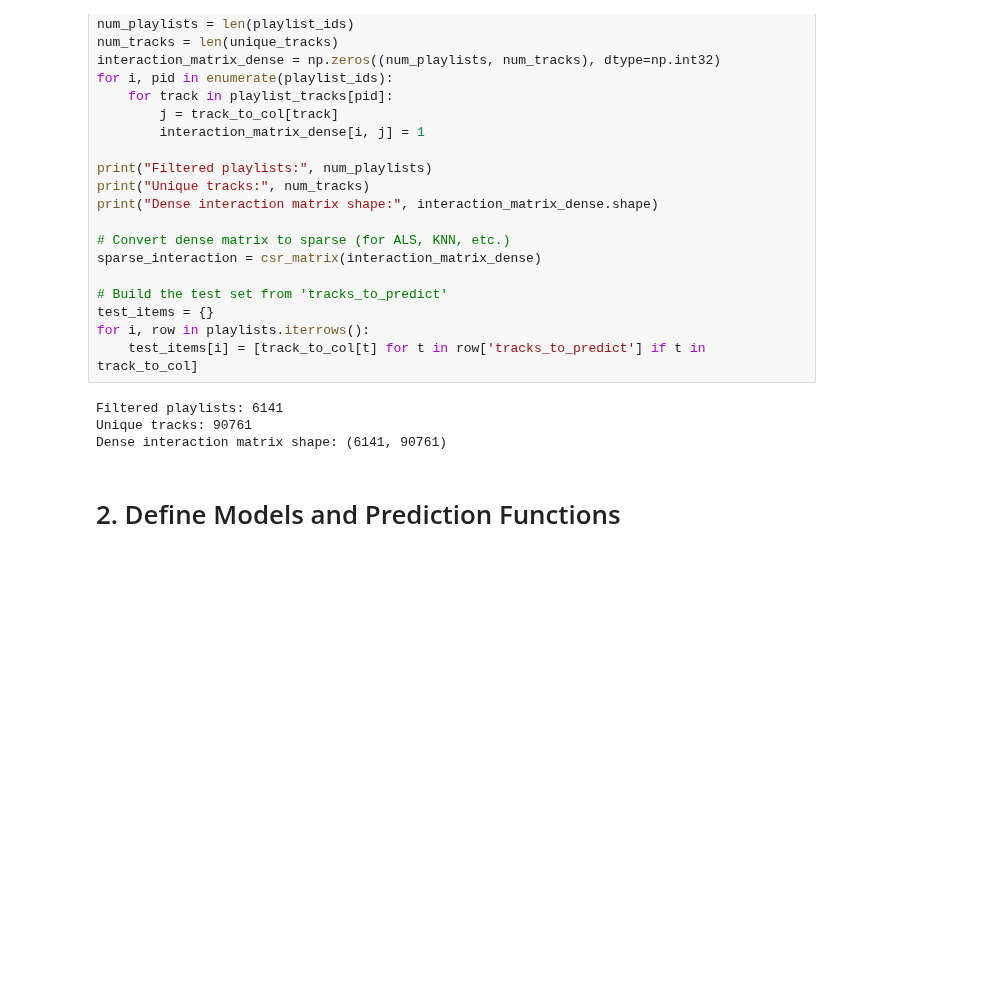
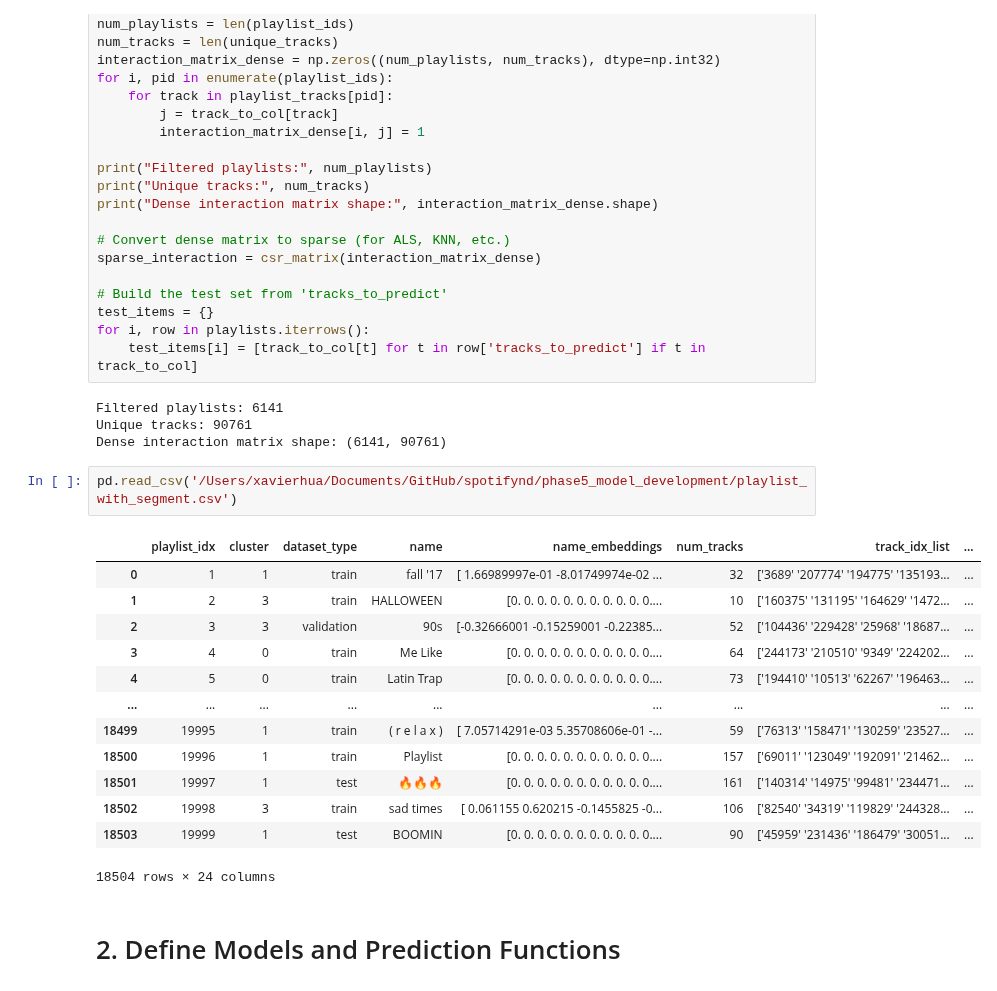
Before and after one commit to ouch528/Spotifynd, a Jupyter notebook: phase5_model_development/(Xav)model_development.ipynb, the cells around one changed output. Drawn from its saved outputs; the diff is of its cells as text; blank space fills up the shorter version.

Commit message:
DNN SVD and Hybrid Model Development

```diff
--- a/phase5_model_development/(Xav)model_development.ipynb
+++ b/phase5_model_development/(Xav)model_development.ipynb
@@ -68,6 +68,22 @@ for i, row in playlists.iterrows():
 Filtered playlists: 6141
 Unique tracks: 90761
 Dense interaction matrix shape: (6141, 90761)
+# %%
+pd.read_csv('/Users/xavierhua/Documents/GitHub/spotifynd/phase5_model_development/playlist_with_segment.csv')
+# %% [output]
+|  | playlist_idx | cluster | dataset_type | name | name_embeddings | num_tracks | track_idx_list | ... |
+| 0 | 1 | 1 | train | fall '17 | [ 1.66989997e-01 -8.01749974e-02 ... | 32 | ['3689' '207774' '194775' '135193... | ... |
+| 1 | 2 | 3 | train | HALLOWEEN | [0. 0. 0. 0. 0. 0. 0. 0. 0. 0. 0.... | 10 | ['160375' '131195' '164629' '1472... | ... |
+| 2 | 3 | 3 | validation | 90s | [-0.32666001 -0.15259001 -0.22385... | 52 | ['104436' '229428' '25968' '18687... | ... |
+| 3 | 4 | 0 | train | Me Like | [0. 0. 0. 0. 0. 0. 0. 0. 0. 0. 0.... | 64 | ['244173' '210510' '9349' '224202... | ... |
+| 4 | 5 | 0 | train | Latin Trap | [0. 0. 0. 0. 0. 0. 0. 0. 0. 0. 0.... | 73 | ['194410' '10513' '62267' '196463... | ... |
+| ... | ... | ... | ... | ... | ... | ... | ... | ... |
+| 18499 | 19995 | 1 | train | ( r e l a x ) | [ 7.05714291e-03 5.35708606e-01 -... | 59 | ['76313' '158471' '130259' '23527... | ... |
+| 18500 | 19996 | 1 | train | Playlist | [0. 0. 0. 0. 0. 0. 0. 0. 0. 0. 0.... | 157 | ['69011' '123049' '192091' '21462... | ... |
+| 18501 | 19997 | 1 | test | 🔥🔥🔥 | [0. 0. 0. 0. 0. 0. 0. 0. 0. 0. 0.... | 161 | ['140314' '14975' '99481' '234471... | ... |
+| 18502 | 19998 | 3 | train | sad times | [ 0.061155 0.620215 -0.1455825 -0... | 106 | ['82540' '34319' '119829' '244328... | ... |
+| 18503 | 19999 | 1 | test | BOOMIN | [0. 0. 0. 0. 0. 0. 0. 0. 0. 0. 0.... | 90 | ['45959' '231436' '186479' '30051... | ... |
+18504 rows × 24 columns
 # %% [markdown]
 # 2. Define Models and Prediction Functions
 # %% [markdown]
```
Also changed, not shown: 5 other files.
